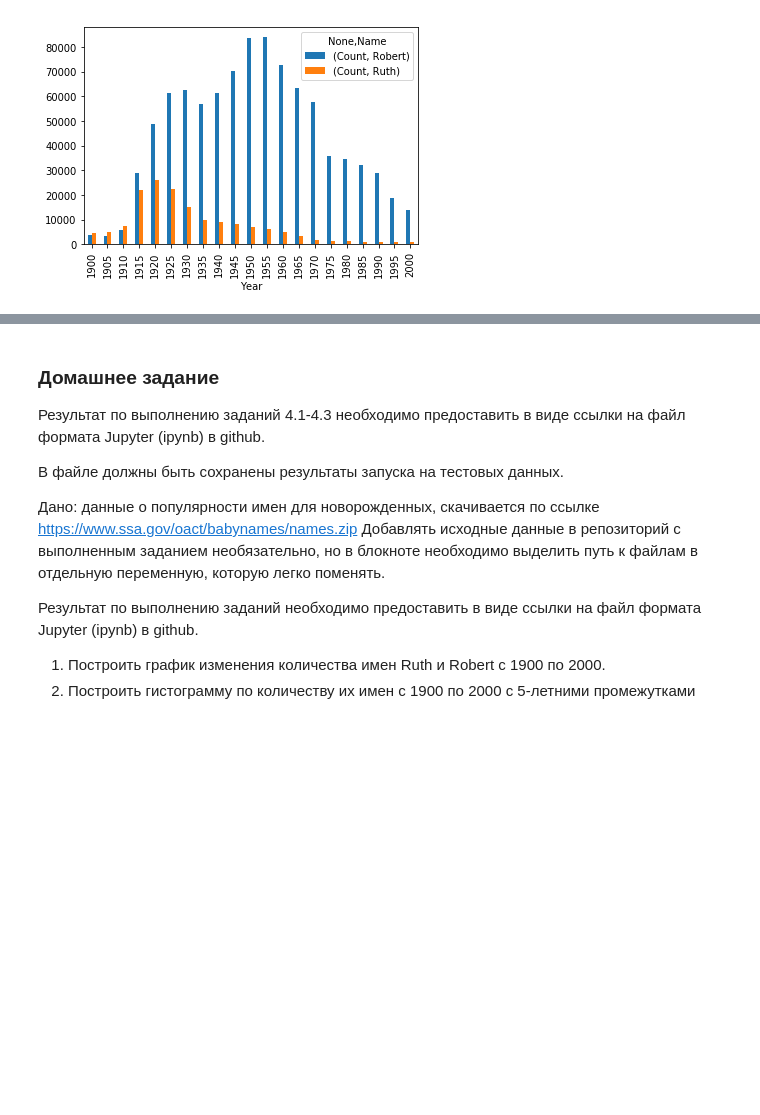
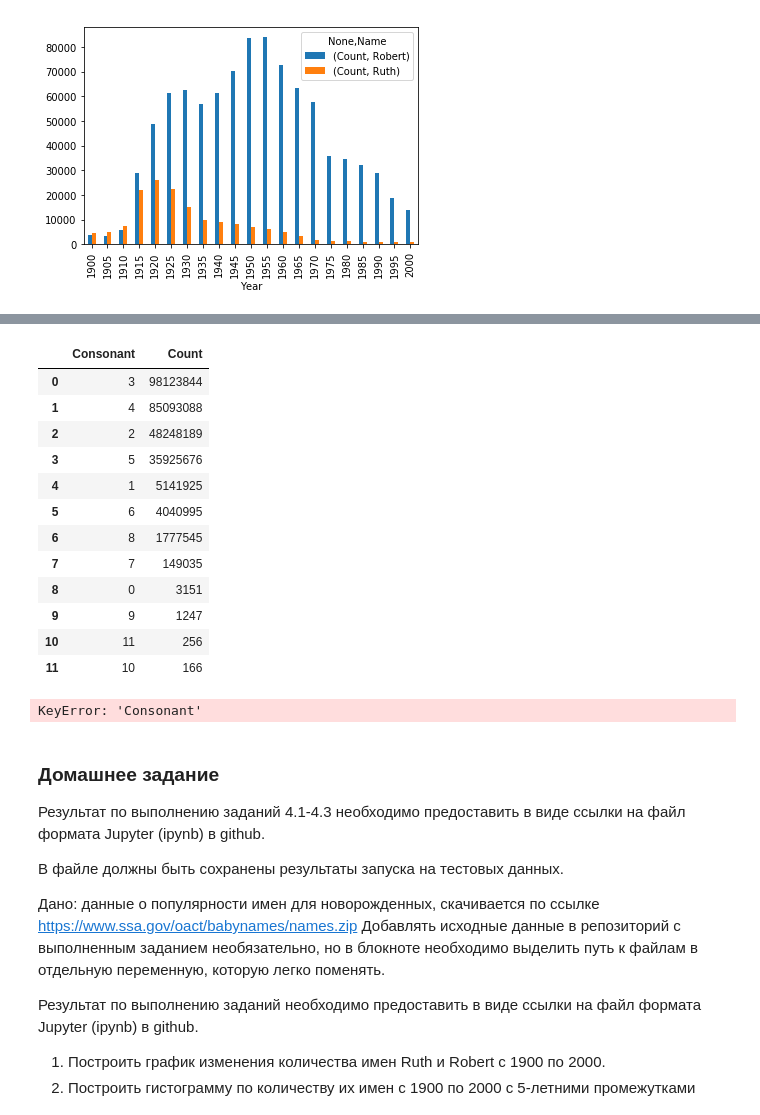
Before and after one commit to UlvacMoscow/jupyter, a Jupyter notebook: Homework_4_2_Visualization.ipynb, the cells around one changed output, grey strips where cells are left out. Saved outputs shown, nothing was run; the diff lists cells and outputs as text; code cells hidden in the pictures; blank space fills up the shorter version.

```diff
--- a/Homework_4_2_Visualization.ipynb
+++ b/Homework_4_2_Visualization.ipynb
@@ -123,3 +207,25 @@ top_names.plot.pie(y='Count')
+# %%
+consonant_letters_all_names = consonant_letters_all_names.groupby('Consonant').sum().sort_values(by='Count', ascending=False)
+# %%
+consonant_letters_all_names.reset_index()
+# %% [output]
+|  | Consonant | Count |
+| 0 | 3 | 98123844 |
+| 1 | 4 | 85093088 |
+| 2 | 2 | 48248189 |
+| 3 | 5 | 35925676 |
+| 4 | 1 | 5141925 |
+| 5 | 6 | 4040995 |
+| 6 | 8 | 1777545 |
+| 7 | 7 | 149035 |
+| 8 | 0 | 3151 |
+| 9 | 9 | 1247 |
+| 10 | 11 | 256 |
+| 11 | 10 | 166 |
+# %%
+consonant_letters_all_names.plot.scatter(x='Consonant', y='Count')
+# %% [output]
+KeyError: 'Consonant'
 # %% [markdown]
 ### Домашнее задание
 
```
Also changed, not shown: parts of 12 cells of this notebook.
